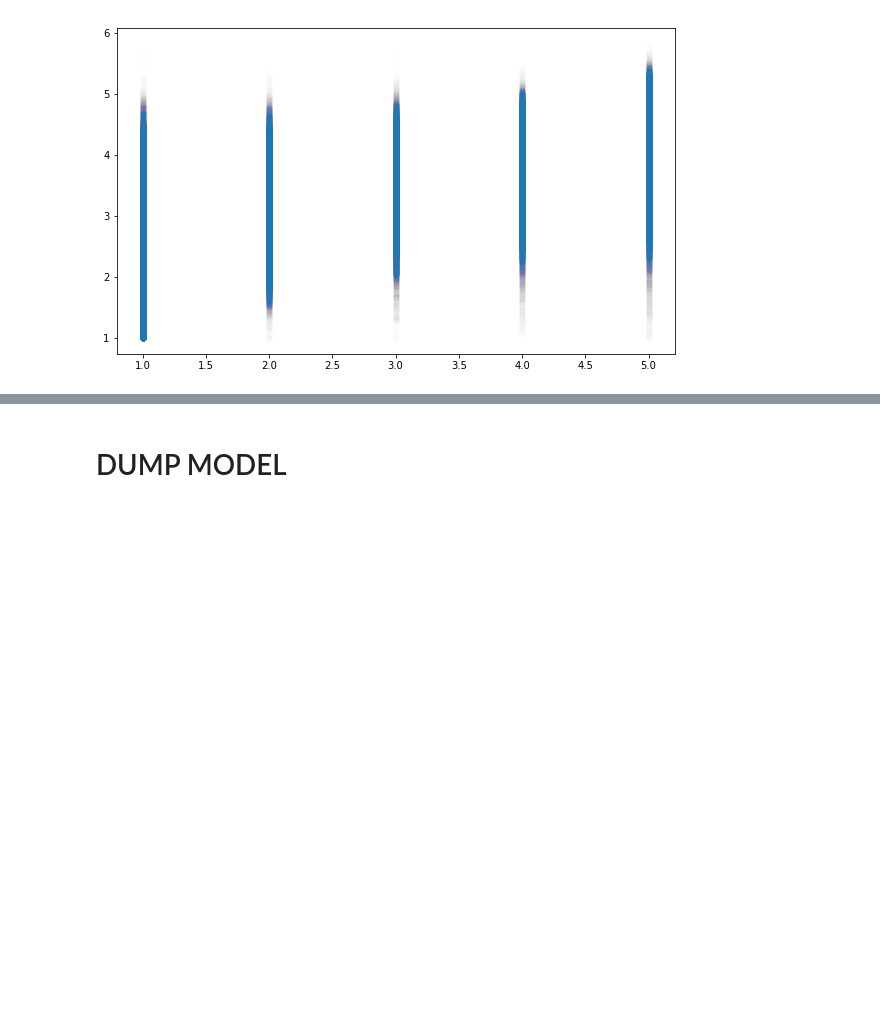
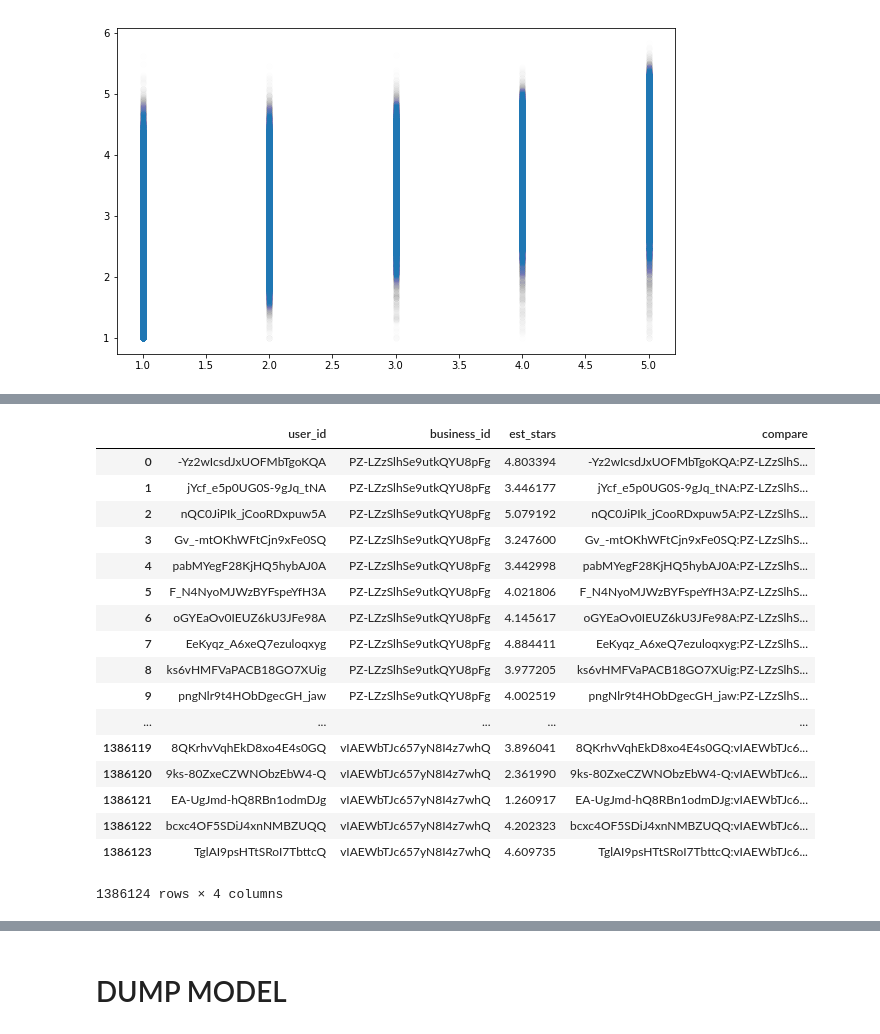
Before and after one commit to wonchankim97/Yelp-Recommender, a Jupyter notebook: Surprise.ipynb, the cells around one changed output, grey strips where cells are left out. Drawn from its saved outputs; the diff is of its cells as text; code cells hidden in the pictures; blank space fills up the shorter version.

Commit message:
surprise

```diff
--- a/Surprise.ipynb
+++ b/Surprise.ipynb
@@ -749,8 +749,8 @@ def predict_surprise_(usr_df):
         #print(row["user_id"])
         prediction = algo_svd_.predict(uid=row["user_id"],iid=row["business_id"])
         usr_df.at[index, 'stars'] = prediction.est
-    return usr_df.sort_values("stars", ascending=False)
-    #return usr_df
+    #return usr_df.sort_values("stars", ascending=False)
+    return usr_df
 # %%
 predict_surprise(df_test_usr1)
 # %% [output]
@@ -1114,0 +1117,2 @@ plt.scatter(df_check_merge_.stars,df_check_merge_.est_stars,alpha=0.005)
+# %%
+tmp = predict_surprise_(df_test_usr5)
@@ -1114,0 +1140,23 @@ plt.scatter(df_check_merge_.stars,df_check_merge_.est_stars,alpha=0.005)
+# %%
+tmp.rename({'stars': 'est_stars'}, axis='columns', inplace=True)
+tmp["compare"] = (tmp["user_id"]+":"+tmp["business_id"]).str.strip()
+tmp
+# %% [output]
+|  | user_id | business_id | est_stars | compare |
+| 0 | -Yz2wIcsdJxUOFMbTgoKQA | PZ-LZzSlhSe9utkQYU8pFg | 4.803394 | -Yz2wIcsdJxUOFMbTgoKQA:PZ-LZzSlhS... |
+| 1 | jYcf_e5p0UG0S-9gJq_tNA | PZ-LZzSlhSe9utkQYU8pFg | 3.446177 | jYcf_e5p0UG0S-9gJq_tNA:PZ-LZzSlhS... |
+| 2 | nQC0JiPIk_jCooRDxpuw5A | PZ-LZzSlhSe9utkQYU8pFg | 5.079192 | nQC0JiPIk_jCooRDxpuw5A:PZ-LZzSlhS... |
+| 3 | Gv_-mtOKhWFtCjn9xFe0SQ | PZ-LZzSlhSe9utkQYU8pFg | 3.247600 | Gv_-mtOKhWFtCjn9xFe0SQ:PZ-LZzSlhS... |
+| 4 | pabMYegF28KjHQ5hybAJ0A | PZ-LZzSlhSe9utkQYU8pFg | 3.442998 | pabMYegF28KjHQ5hybAJ0A:PZ-LZzSlhS... |
+| 5 | F_N4NyoMJWzBYFspeYfH3A | PZ-LZzSlhSe9utkQYU8pFg | 4.021806 | F_N4NyoMJWzBYFspeYfH3A:PZ-LZzSlhS... |
+| 6 | oGYEaOv0IEUZ6kU3JFe98A | PZ-LZzSlhSe9utkQYU8pFg | 4.145617 | oGYEaOv0IEUZ6kU3JFe98A:PZ-LZzSlhS... |
+| 7 | EeKyqz_A6xeQ7ezuloqxyg | PZ-LZzSlhSe9utkQYU8pFg | 4.884411 | EeKyqz_A6xeQ7ezuloqxyg:PZ-LZzSlhS... |
+| 8 | ks6vHMFVaPACB18GO7XUig | PZ-LZzSlhSe9utkQYU8pFg | 3.977205 | ks6vHMFVaPACB18GO7XUig:PZ-LZzSlhS... |
+| 9 | pngNlr9t4HObDgecGH_jaw | PZ-LZzSlhSe9utkQYU8pFg | 4.002519 | pngNlr9t4HObDgecGH_jaw:PZ-LZzSlhS... |
+| ... | ... | ... | ... | ... |
+| 1386119 | 8QKrhvVqhEkD8xo4E4s0GQ | vIAEWbTJc657yN8I4z7whQ | 3.896041 | 8QKrhvVqhEkD8xo4E4s0GQ:vIAEWbTJc6... |
+| 1386120 | 9ks-80ZxeCZWNObzEbW4-Q | vIAEWbTJc657yN8I4z7whQ | 2.361990 | 9ks-80ZxeCZWNObzEbW4-Q:vIAEWbTJc6... |
+| 1386121 | EA-UgJmd-hQ8RBn1odmDJg | vIAEWbTJc657yN8I4z7whQ | 1.260917 | EA-UgJmd-hQ8RBn1odmDJg:vIAEWbTJc6... |
+| 1386122 | bcxc4OF5SDiJ4xnNMBZUQQ | vIAEWbTJc657yN8I4z7whQ | 4.202323 | bcxc4OF5SDiJ4xnNMBZUQQ:vIAEWbTJc6... |
+| 1386123 | TglAI9psHTtSRoI7TbttcQ | vIAEWbTJc657yN8I4z7whQ | 4.609735 | TglAI9psHTtSRoI7TbttcQ:vIAEWbTJc6... |
+1386124 rows × 4 columns
```
Also changed, not shown: parts of 8 cells of this notebook.
